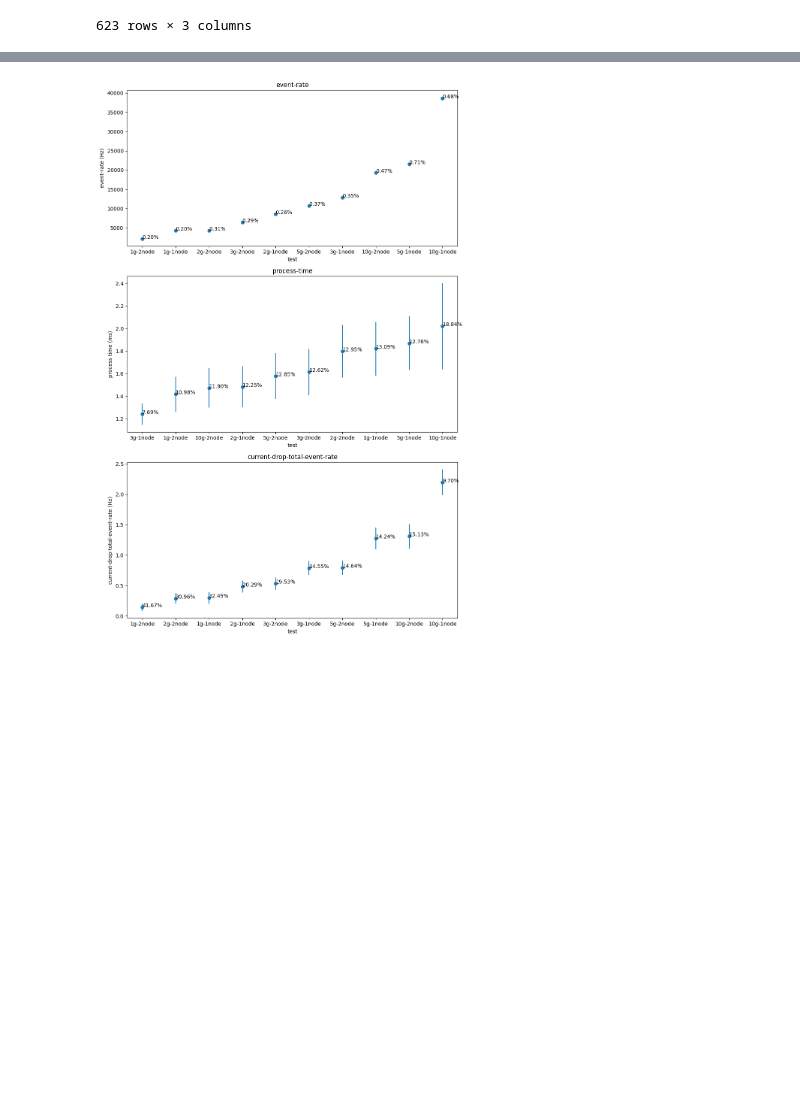
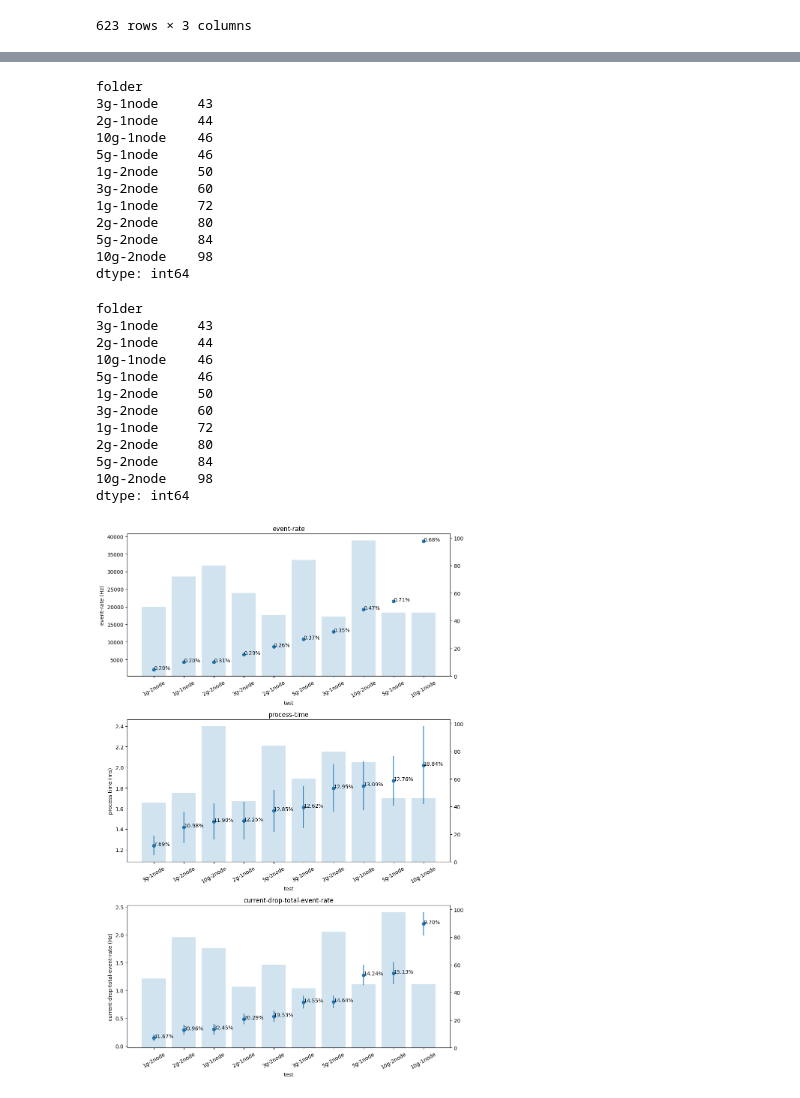
Before and after one commit to tsaie79/Queue_Simulation_Python, a Jupyter notebook: ejfat-data/collecting.ipynb, the cells around one changed output, grey strips where cells are left out. Cells and saved outputs as stored; diff of their text form; code cells hidden in the pictures; blank space fills up the shorter version.

```diff
--- a/ejfat-data/collecting.ipynb
+++ b/ejfat-data/collecting.ipynb
@@ -110,6 +110,9 @@ for idx, df in enumerate(dataframes):
     df_mean = df.groupby("folder").mean().sort_values(df.columns[1], ascending=True)
     df_std = df.groupby("folder").std().sort_values(df.columns[1], ascending=True)
 
+    df_count = df.groupby("folder").size().sort_values(ascending=True)
+    display(df_count)
+
     # plot mean and std of each folder in the same plot. The dot is the mean, and the error bar is the std centered at the mean
     axs[idx].errorbar(df_mean.index, df_mean[df.columns[1]], yerr=df_std[df.columns[1]], fmt='o')
     # annotate the percentage of the std
@@ -117,14 +120,17 @@ for idx, df in enumerate(dataframes):
         axs[idx].annotate(f"{txt/df_mean[df.columns[1]].iloc[i]:.2%}", (df_mean.index[i], df_mean[df.columns[1]].iloc[i]))
     axs[idx].set_xlabel("test")
     # make xlabel vertical
-    # axs[idx].set_xticklabels(df_mean.index, rotation=90)
-    # axs[idx].set_ylabel(df.columns[1])
+    axs[idx].set_xticklabels(df_mean.index, rotation=30)
     if "process-time" in df.columns[1]:
         axs[idx].set_ylabel("process time (ms)")
     else:
         axs[idx].set_ylabel(df.columns[1]+" (Hz)")
     axs[idx].set_title(df.columns[1])
 
+    # plot the number of data points in each folder as a additional subplot
+    axs[idx].twinx().bar(df_mean.index, df_count.loc[df_mean.index], alpha=0.2)
+
 plt.tight_layout()
+
 plt.show()
 # %% [output]
@@ -131 +149,25 @@ plt.show()
+folder
+3g-1node     43
+2g-1node     44
+10g-1node    46
+5g-1node     46
+1g-2node     50
+3g-2node     60
+1g-1node     72
+2g-2node     80
+5g-2node     84
+10g-2node    98
+dtype: int64
+folder
+3g-1node     43
+2g-1node     44
+10g-1node    46
+5g-1node     46
+1g-2node     50
+3g-2node     60
+1g-1node     72
+2g-2node     80
+5g-2node     84
+10g-2node    98
+dtype: int64
-[figure, old version]
+[figure, new version]
```
Also changed, not shown: parts of 1 cell of this notebook.
